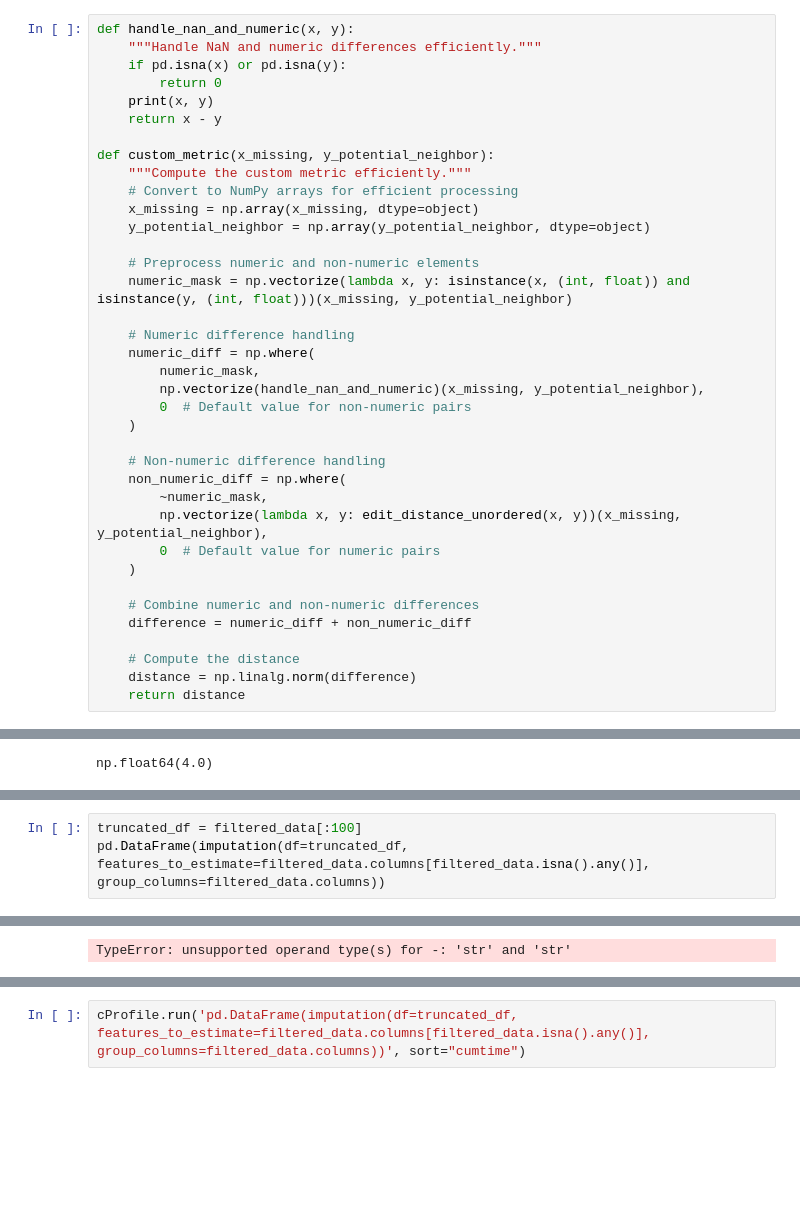
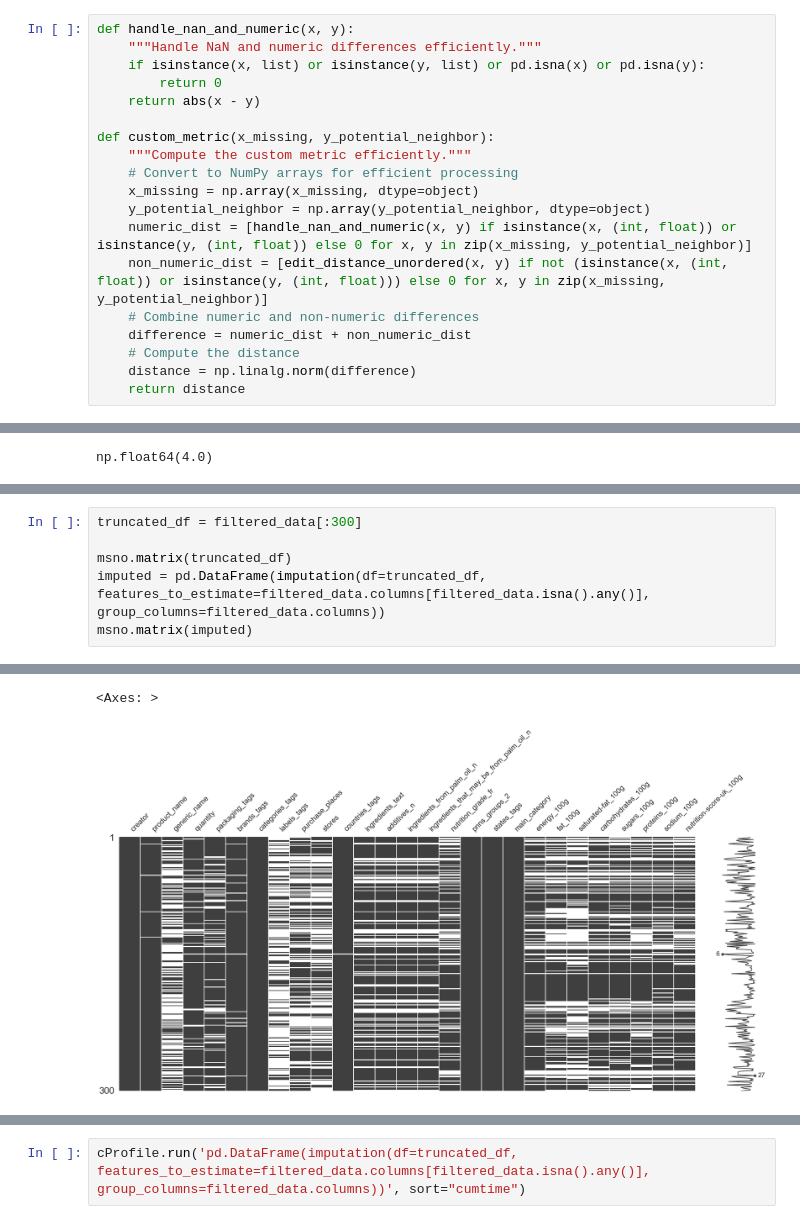
Before and after one commit to Unipto/DS_3, a Jupyter notebook: Preparez_des_donnees_pour_un_organisme_de_sante_publiques_CARRE_MAXIME/CARRE_MAXIME_1_notebook_test.ipynb, the cells around one changed output, grey strips where cells are left out. Drawn from its saved outputs; the diff is of its cells as text; blank space fills up the shorter version.

```diff
--- a/Preparez_des_donnees_pour_un_organisme_de_sante_publiques_CARRE_MAXIME/CARRE_MAXIME_1_notebook_test.ipynb
+++ b/Preparez_des_donnees_pour_un_organisme_de_sante_publiques_CARRE_MAXIME/CARRE_MAXIME_1_notebook_test.ipynb
@@ -872,37 +874,19 @@ def edit_distance_unordered(list1, list2):
 # %%
 def handle_nan_and_numeric(x, y):
     """Handle NaN and numeric differences efficiently."""
-    if pd.isna(x) or pd.isna(y):
+    if isinstance(x, list) or isinstance(y, list) or pd.isna(x) or pd.isna(y):
         return 0
-    print(x, y)
-    return x - y
+    return abs(x - y)
 
 def custom_metric(x_missing, y_potential_neighbor):
     """Compute the custom metric efficiently."""
     # Convert to NumPy arrays for efficient processing
     x_missing = np.array(x_missing, dtype=object)
     y_potential_neighbor = np.array(y_potential_neighbor, dtype=object)
-
-    # Preprocess numeric and non-numeric elements
-    numeric_mask = np.vectorize(lambda x, y: isinstance(x, (int, float)) and isinstance(y, (int, float)))(x_missing, y_potential_neighbor)
-
-    # Numeric difference handling
-    numeric_diff = np.where(
-        numeric_mask,
-        np.vectorize(handle_nan_and_numeric)(x_missing, y_potential_neighbor),
-        0  # Default value for non-numeric pairs
-    )
-
-    # Non-numeric difference handling
-    non_numeric_diff = np.where(
-        ~numeric_mask,
-        np.vectorize(lambda x, y: edit_distance_unordered(x, y))(x_missing, y_potential_neighbor),
-        0  # Default value for numeric pairs
-    )
-
+    numeric_dist = [handle_nan_and_numeric(x, y) if isinstance(x, (int, float)) or isinstance(y, (int, float)) else 0 for x, y in zip(x_missing, y_potential_neighbor)]
+    non_numeric_dist = [edit_distance_unordered(x, y) if not (isinstance(x, (int, float)) or isinstance(y, (int, float))) else 0 for x, y in zip(x_missing, y_potential_neighbor)]
     # Combine numeric and non-numeric differences
-    difference = numeric_diff + non_numeric_diff
-
+    difference = numeric_dist + non_numeric_dist
     # Compute the distance
     distance = np.linalg.norm(difference)
     return distance
@@ -957,4 +1035,7 @@ def imputation(df:pd.DataFrame, features_to_estimate:list[str], group_columns:li
 # %%
-truncated_df = filtered_data[:100]
-pd.DataFrame(imputation(df=truncated_df, features_to_estimate=filtered_data.columns[filtered_data.isna().any()], group_columns=filtered_data.columns))
+truncated_df = filtered_data[:300]
+
+msno.matrix(truncated_df)
+imputed = pd.DataFrame(imputation(df=truncated_df, features_to_estimate=filtered_data.columns[filtered_data.isna().any()], group_columns=filtered_data.columns))
+msno.matrix(imputed)
 # %% [output]
@@ -962 +1059,2 @@ b7 b7
-TypeError: unsupported operand type(s) for -: 'str' and 'str'
+<Axes: >
+[figure, added]
```
Also changed, not shown: parts of 12 cells of this notebook, 1 other file.
